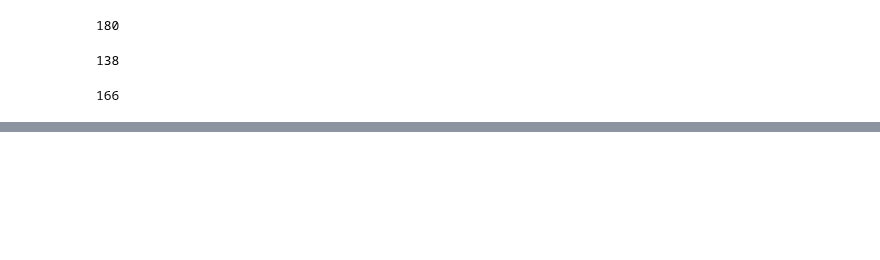
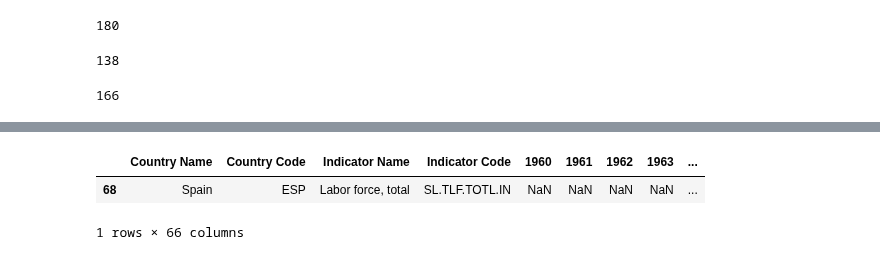
Before and after one commit to jaimeoliver1/social_capital_in_trade_networks, a Jupyter notebook: notebooks/EORA_etl.ipynb, the cells around one changed output, grey strips where cells are left out. Cells and saved outputs as stored; diff of their text form; code cells hidden in the pictures; blank space fills up the shorter version.

```diff
--- a/notebooks/EORA_etl.ipynb
+++ b/notebooks/EORA_etl.ipynb
@@ -35,0 +75,11 @@ len(set(A.nodes).intersection(M.nodes()).intersection(df_GFCF.country.unique()))
+# %%
+# Working population data from https://data.worldbank.org/indicator/SL.TLF.TOTL.IN
+input_filepath='../data/raw'
+
+data_path = os.path.join(input_filepath,'API_SL.TLF.TOTL.IN_DS2_en_csv_v2_1929128.csv')
+df_population = pd.read_csv(data_path, skiprows=4)
+df_population[df_population['Country Code']=='ESP']
+# %% [output]
+|  | Country Name | Country Code | Indicator Name | Indicator Code | 1960 | 1961 | 1962 | 1963 | ... |
+| 68 | Spain | ESP | Labor force, total | SL.TLF.TOTL.IN | NaN | NaN | NaN | NaN | ... |
+1 rows × 66 columns
```
Also changed, not shown: parts of 7 cells of this notebook, 17 other files.
